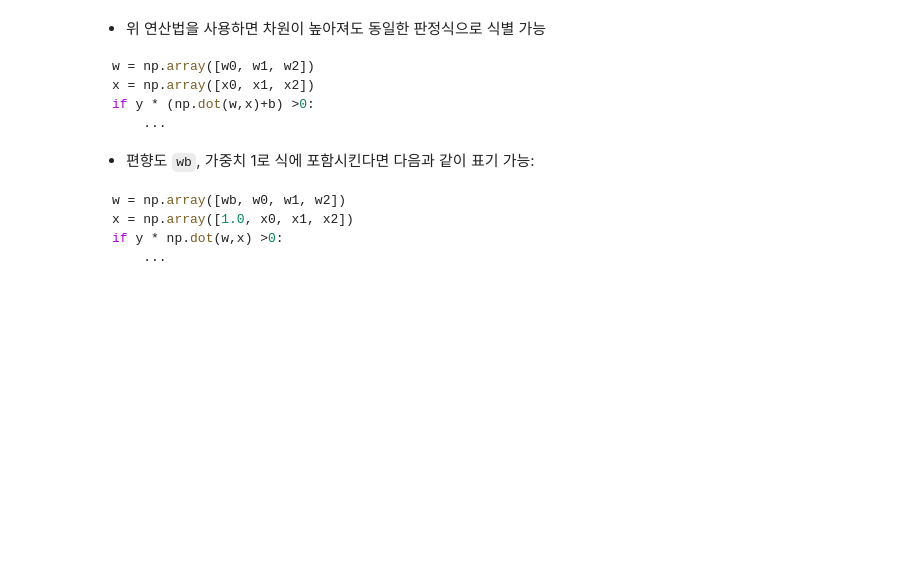
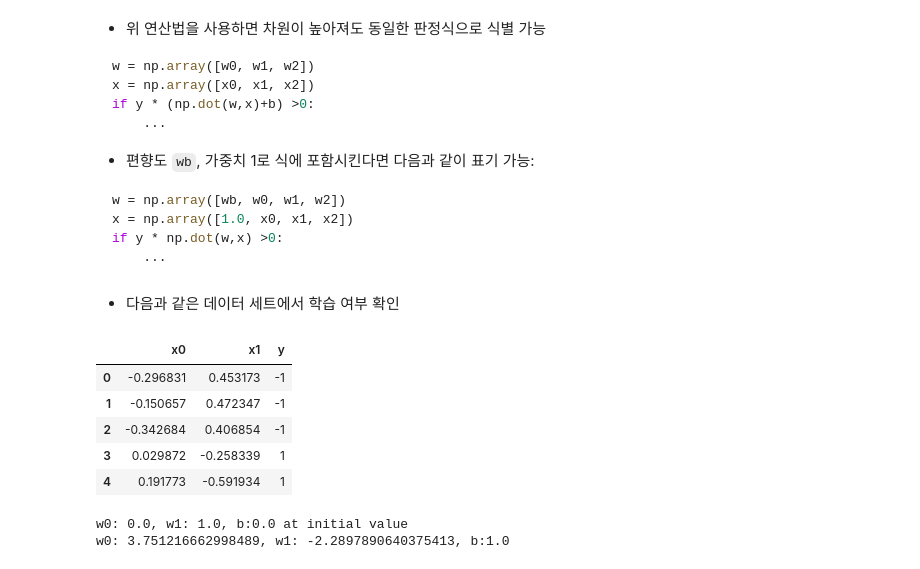
Before and after one commit to kookoowaa/ML_with_GCP, a Jupyter notebook: 04-3 Perceptron.ipynb, the cells around one changed output. Cells and saved outputs as stored; diff of their text form; code cells hidden in the pictures; blank space fills up the shorter version.

```diff
--- a/04-3 Perceptron.ipynb
+++ b/04-3 Perceptron.ipynb
@@ -128,3 +130,27 @@ def train(dataset, epochs=1):
 
   print('w0: {}, w1: {}, b:{}'.format(w[1], w[2], w[0]))
   return w
+# %% [markdown]
+- 다음과 같은 데이터 세트에서 학습 여부 확인
+# %%
+X_dataset, y_dataset = make_blobs(centers = [[-0.25, 0.5], [0.15, -0.2]],
+                                 cluster_std = 0.2,
+                                 n_samples = 20,
+                                 center_box = (-1.0, 1.0),
+                                 random_state = 42)
+dataset = pd.DataFrame(X_dataset, columns = ['x0', 'x1'])
+dataset['y'] = y_dataset
+dataset['y'] = dataset.y.apply(lambda X: 1 if X==1 else -1)
+dataset.head()
+# %% [output]
+|  | x0 | x1 | y |
+| 0 | -0.296831 | 0.453173 | -1 |
+| 1 | -0.150657 | 0.472347 | -1 |
+| 2 | -0.342684 | 0.406854 | -1 |
+| 3 | 0.029872 | -0.258339 | 1 |
+| 4 | 0.191773 | -0.591934 | 1 |
+# %%
+w = train(dataset, epochs = 20)
+# %% [output]
+w0: 0.0, w1: 1.0, b:0.0 at initial value
+w0: 3.751216662998489, w1: -2.2897890640375413, b:1.0
```
Also changed, not shown: parts of 6 cells of this notebook.
